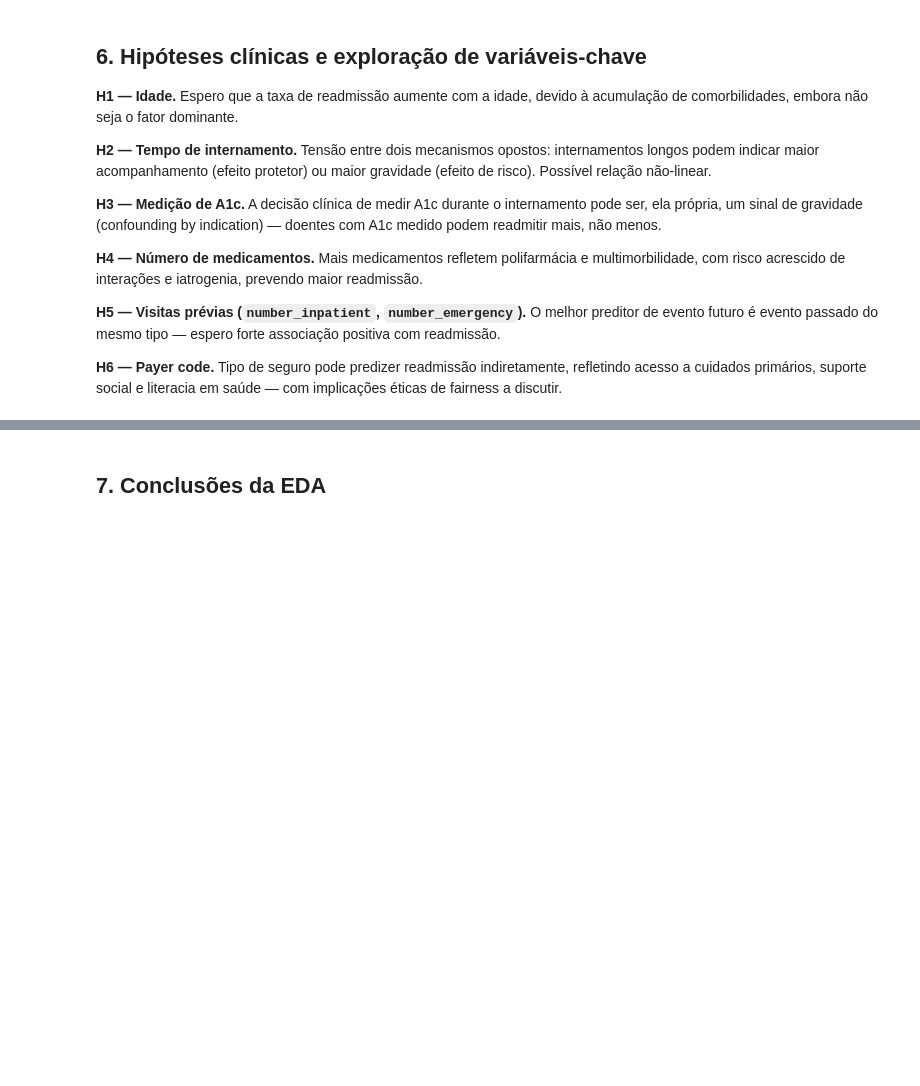
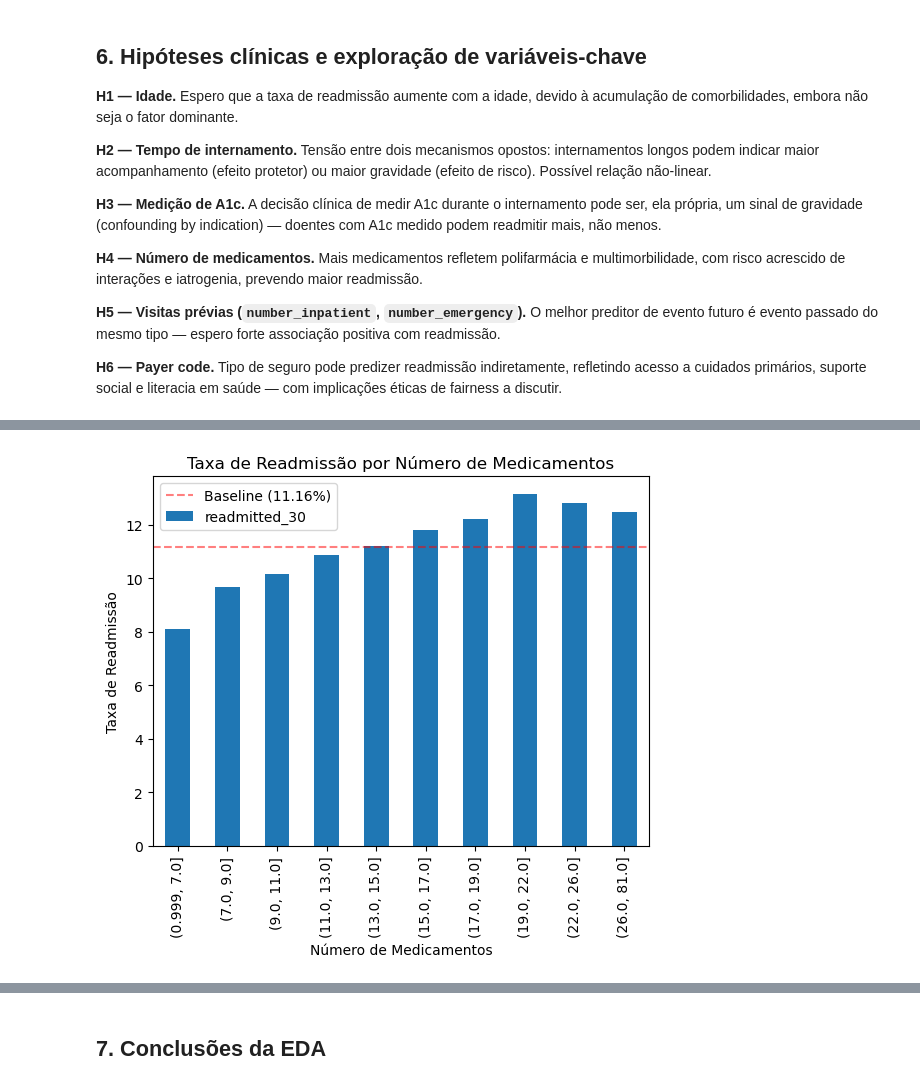
Before and after one commit to vvfpint0/diabetes-readmission-prediction, a Jupyter notebook: notebooks/01_EDA.ipynb, the cells around one changed output, grey strips where cells are left out. Drawn from its saved outputs; the diff is of its cells as text; code cells hidden in the pictures; blank space fills up the shorter version.

```diff
--- a/notebooks/01_EDA.ipynb
+++ b/notebooks/01_EDA.ipynb
@@ -349,0 +507,3 @@ Esta estrutura agrupada exige o uso de `GroupShuffleSplit` por `patient_nbr` na
+# %%
+df["num_meds_bin"] = pd.qcut(df["num_medications"], q=10, duplicates="drop")
+(df.groupby("num_meds_bin", observed=True)["readmitted_30"].agg(["mean", "count"]) * [100, 1]).round(2)
@@ -349,0 +523,10 @@ Esta estrutura agrupada exige o uso de `GroupShuffleSplit` por `patient_nbr` na
+# %%
+(df.groupby("num_meds_bin", observed=True)["readmitted_30"].agg("mean")*100).round(2).plot(kind="bar")
+plt.title("Taxa de Readmissão por Número de Medicamentos")
+plt.xlabel("Número de Medicamentos")
+plt.ylabel("Taxa de Readmissão")
+plt.axhline(y=11.16, color='red', linestyle='--', alpha=0.5, label='Baseline (11.16%)')
+plt.legend()
+plt.show()
+# %% [output]
+[figure, added]
```
Also changed, not shown: parts of 19 cells of this notebook.
